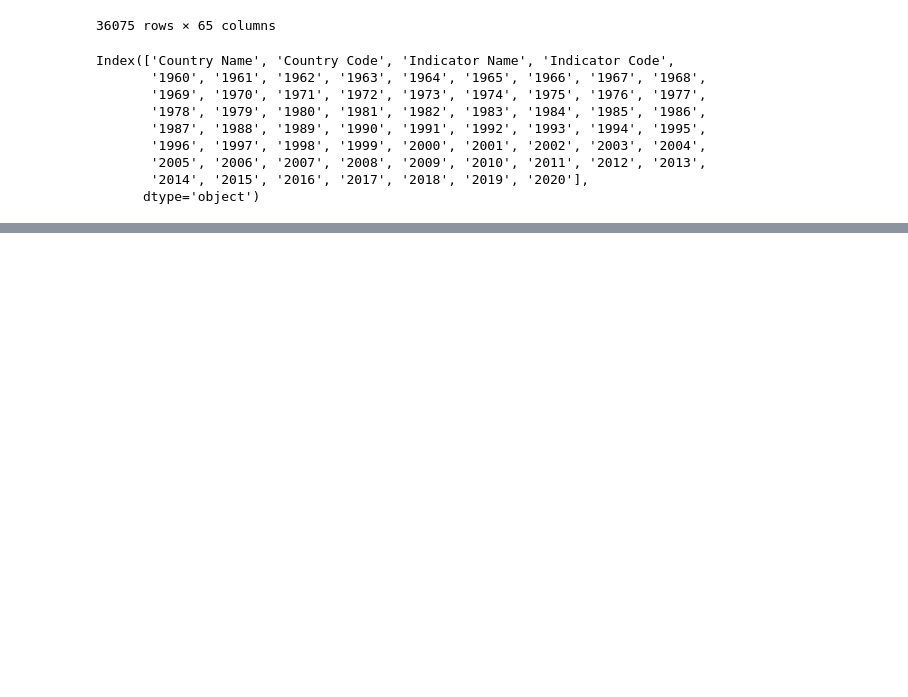
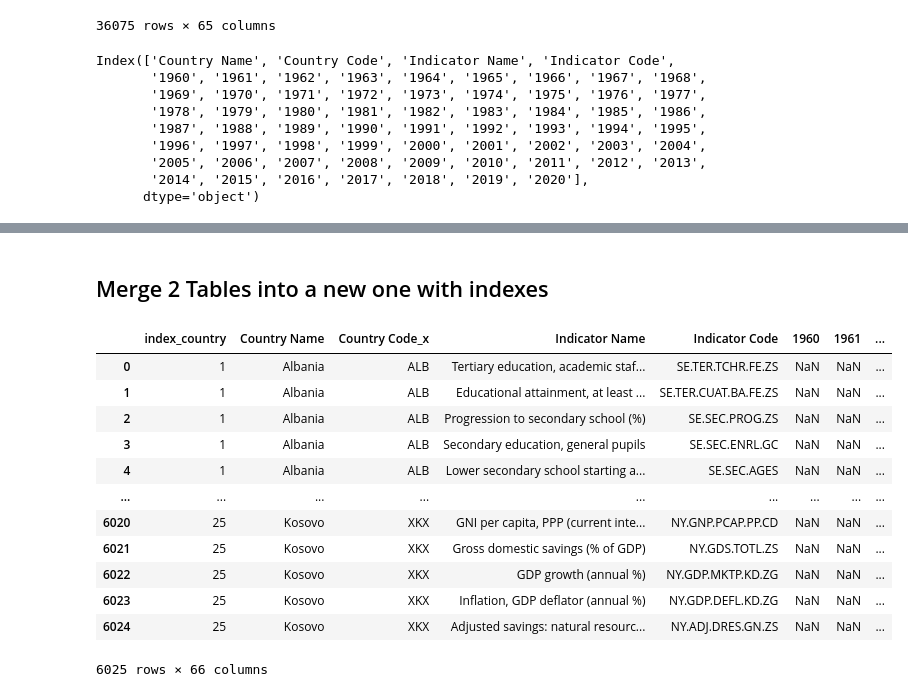
Before and after one commit to Georgemouts/Data_Visualization_ETL_Pipeline, a Jupyter notebook: CleanData.ipynb, the cells around one changed output, grey strips where cells are left out. Saved outputs shown, nothing was run; the diff lists cells and outputs as text; code cells hidden in the pictures; blank space fills up the shorter version.

```diff
--- a/CleanData.ipynb
+++ b/CleanData.ipynb
@@ -61,0 +63,6 @@ df
+# %%
+countriesdf = df.filter(['Country Name','Country Code'], axis=1)
+countriesdf=countriesdf.drop_duplicates(subset=None, keep='first', inplace=False)
+# %%
+countriesdf['index_country'] = range(1, len(countriesdf) + 1)
+countriesdf
@@ -61,0 +87,3 @@ df
+# %%
+countriesdf=countriesdf.loc[:, ["index_country","Country Name","Country Code"]]
+countriesdf
@@ -61,0 +162,21 @@ df
+# %% [markdown]
+## Merge 2 Tables into a new one with indexes
+# %%
+a = pd.merge(countriesdf,df,how='inner',on='Country Name')
+a = a.drop('Country Code_y', 1)
+# %%
+a
+# %% [output]
+|  | index_country | Country Name | Country Code_x | Indicator Name | Indicator Code | 1960 | 1961 | ... |
+| 0 | 1 | Albania | ALB | Tertiary education, academic staf... | SE.TER.TCHR.FE.ZS | NaN | NaN | ... |
+| 1 | 1 | Albania | ALB | Educational attainment, at least ... | SE.TER.CUAT.BA.FE.ZS | NaN | NaN | ... |
+| 2 | 1 | Albania | ALB | Progression to secondary school (%) | SE.SEC.PROG.ZS | NaN | NaN | ... |
+| 3 | 1 | Albania | ALB | Secondary education, general pupils | SE.SEC.ENRL.GC | NaN | NaN | ... |
+| 4 | 1 | Albania | ALB | Lower secondary school starting a... | SE.SEC.AGES | NaN | NaN | ... |
+| ... | ... | ... | ... | ... | ... | ... | ... | ... |
+| 6020 | 25 | Kosovo | XKX | GNI per capita, PPP (current inte... | NY.GNP.PCAP.PP.CD | NaN | NaN | ... |
+| 6021 | 25 | Kosovo | XKX | Gross domestic savings (% of GDP) | NY.GDS.TOTL.ZS | NaN | NaN | ... |
+| 6022 | 25 | Kosovo | XKX | GDP growth (annual %) | NY.GDP.MKTP.KD.ZG | NaN | NaN | ... |
+| 6023 | 25 | Kosovo | XKX | Inflation, GDP deflator (annual %) | NY.GDP.DEFL.KD.ZG | NaN | NaN | ... |
+| 6024 | 25 | Kosovo | XKX | Adjusted savings: natural resourc... | NY.ADJ.DRES.GN.ZS | NaN | NaN | ... |
+6025 rows × 66 columns
```
Also changed, not shown: parts of 12 cells of this notebook.
